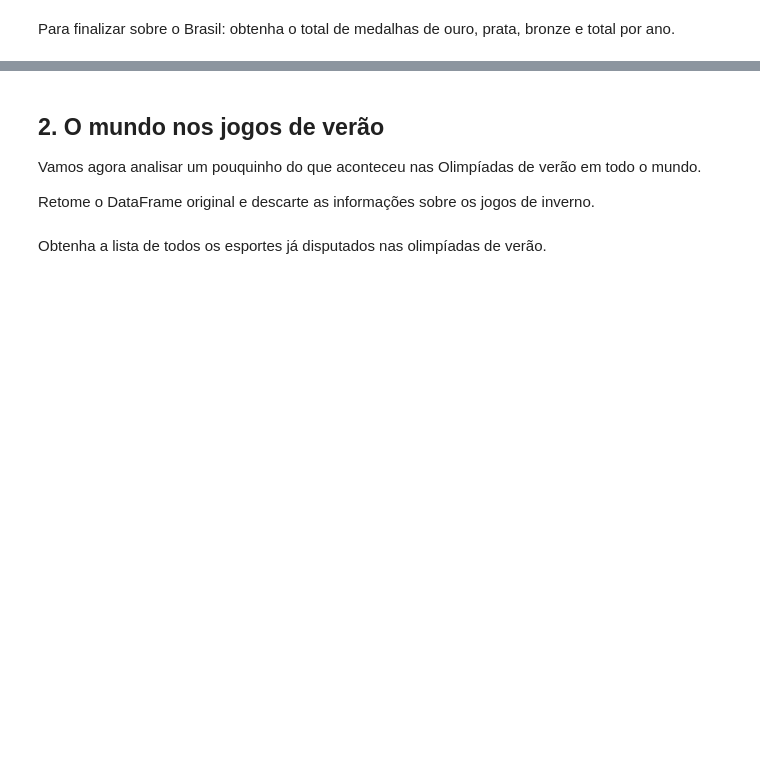
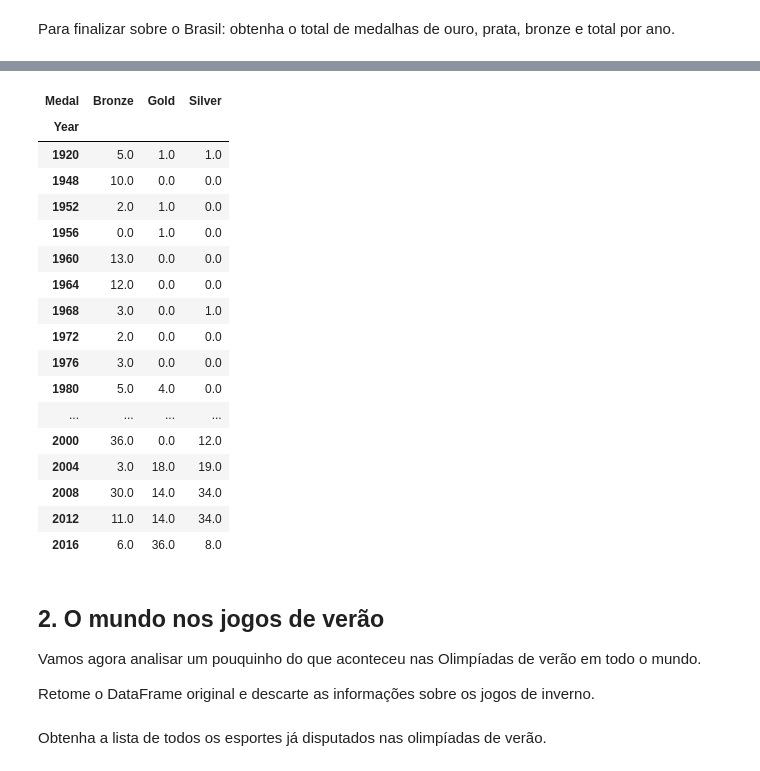
Before and after one commit to pedrobsantana/Projeto-I-Olimpiadas, a Jupyter notebook: Projeto - Pandas.ipynb, the cells around one changed output, grey strips where cells are left out. Cells and saved outputs as stored; diff of their text form; code cells hidden in the pictures; blank space fills up the shorter version.

```diff
--- a/Projeto - Pandas.ipynb
+++ b/Projeto - Pandas.ipynb
@@ -98,0 +423,3 @@ Para finalizar sobre o Brasil: obtenha o total de medalhas de ouro, prata, bronz
+# %%
+medals_year = df_atletas_medal.groupby(by = ['Medal'])['Year'].value_counts()
+medals_year
@@ -98,0 +444,6 @@ Para finalizar sobre o Brasil: obtenha o total de medalhas de ouro, prata, bronz
+# %%
+quadro_medalhas = pd.DataFrame(medals_year)
+quadro_medalhas.rename(columns={
+    "Year": "Qtd"
+}, inplace=True)
+quadro_medalhas
@@ -98,0 +469,3 @@ Para finalizar sobre o Brasil: obtenha o total de medalhas de ouro, prata, bronz
+# %%
+quadro_total = quadro_medalhas.reset_index()
+quadro_total
@@ -99,3 +490,25 @@ Para finalizar sobre o Brasil: obtenha o total de medalhas de ouro, prata, bronz
+# %%
+quadro_medalhas_pivot = pd.pivot(data=quadro_total ,index="Year", columns="Medal", values="Qtd")
+quadro_medalhas_pivot.fillna(0)
+# %% [output]
+| Medal | Bronze | Gold | Silver |
+| Year |  |  |  |
+| 1920 | 5.0 | 1.0 | 1.0 |
+| 1948 | 10.0 | 0.0 | 0.0 |
+| 1952 | 2.0 | 1.0 | 0.0 |
+| 1956 | 0.0 | 1.0 | 0.0 |
+| 1960 | 13.0 | 0.0 | 0.0 |
+| 1964 | 12.0 | 0.0 | 0.0 |
+| 1968 | 3.0 | 0.0 | 1.0 |
+| 1972 | 2.0 | 0.0 | 0.0 |
+| 1976 | 3.0 | 0.0 | 0.0 |
+| 1980 | 5.0 | 4.0 | 0.0 |
+| ... | ... | ... | ... |
+| 2000 | 36.0 | 0.0 | 12.0 |
+| 2004 | 3.0 | 18.0 | 19.0 |
+| 2008 | 30.0 | 14.0 | 34.0 |
+| 2012 | 11.0 | 14.0 | 34.0 |
+| 2016 | 6.0 | 36.0 | 8.0 |
 # %% [markdown]
 ## 2. O mundo nos jogos de verão
 
```
Also changed, not shown: parts of 23 cells of this notebook.
